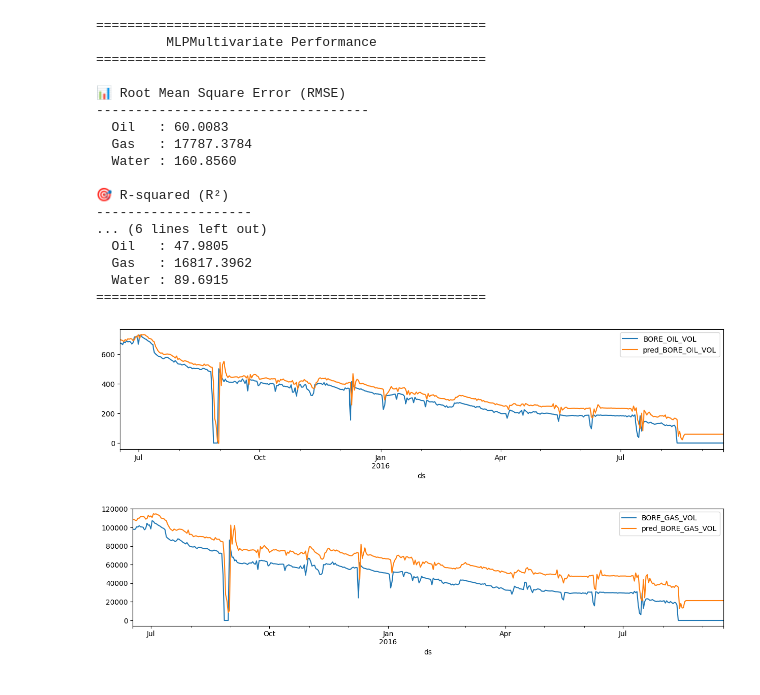
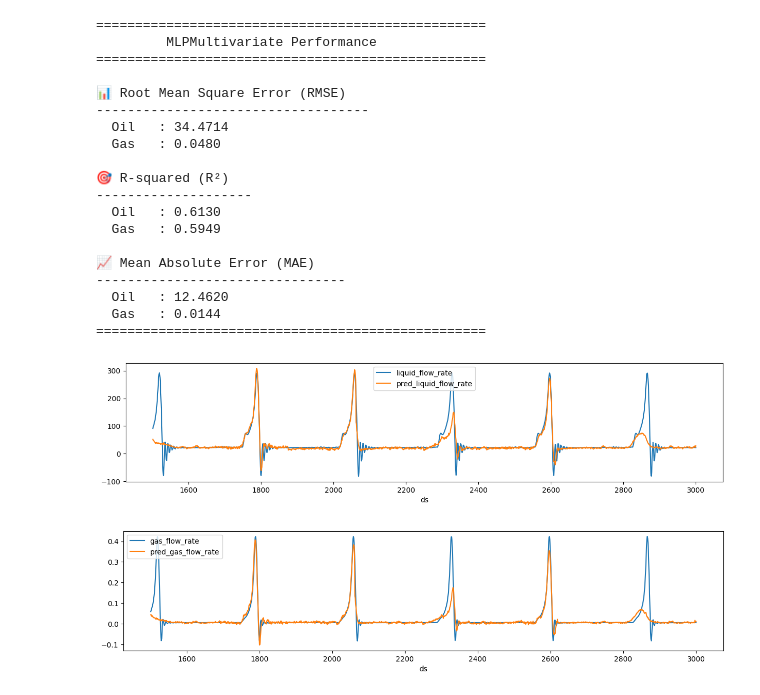
Before and after one commit to abreukuse/dl-project, a Jupyter notebook: notebooks/03-mutivariate/01_MLPMultivariate.ipynb, the cells around one changed output. Cells and saved outputs as stored; diff of their text form; code cells hidden in the pictures.

```diff
--- a/notebooks/03-mutivariate/01_MLPMultivariate.ipynb
+++ b/notebooks/03-mutivariate/01_MLPMultivariate.ipynb
@@ -214,0 +167,9 @@ predictions_input_df = pd.concat([train_scaled.tail(input_size), test_scaled])
+# %%
+start_time = time()
+nf = NeuralForecast(
+    models=models,
+    freq=1
+)
+
+nf.fit(df=train_timeseries_long, val_size=horizon)
+time_spent['training_time'] = time() - start_time
@@ -215,3 +206,6 @@ predictions_input_df = pd.concat([train_scaled.tail(input_size), test_scaled])
+# %%
+# Junta os últimos 'input_size' pontos do treino com os dados de teste
+predictions_input_df = pd.concat([train_data_scaled.tail(input_size), test_data_scaled])
 # %%
 # Cria janelas deslizantes do DataFrame para fazer predições
 inputs_for_predicions_list = [
@@ -219,15 +213,16 @@ inputs_for_predicions_list = [
     for i in range(0, len(predictions_input_df) - input_size + 1, horizon)
 ]
 # %%
-from time import time
+start_time = time()
 
 forecasts_list = []
-start_time = time()
-
 for input_df in inputs_for_predicions_list:
-    input_df = nixtla_format_df(input_df)
+    input_df = nixtla_format_df(
+        data=input_df,
+        time_column=TIME[0],
+        targets=TARGETS
+    )
     forecast = nf.predict(df=input_df)
     forecasts_list.append(forecast)
 
-multivariate_inference_time = time() - start_time
-print("Inference time:", round(multivariate_inference_time))
+time_spent['prediction_time'] = time() - start_time
@@ -267,0 +287,7 @@ ground_truth
+# %%
+ground_truth = nixtla_format_df(
+    data=test_data_scaled,
+    time_column=TIME[0],
+    targets=TARGETS
+)
+ground_truth
@@ -361,21 +399,18 @@ print("\n📊 Root Mean Square Error (RMSE)")
 print("-" * 35)
 print(f"  Oil   : {math.sqrt(mean_squared_error(y_true_oil, y_pred_oil)):.4f}")
 print(f"  Gas   : {math.sqrt(mean_squared_error(y_true_gas, y_pred_gas)):.4f}")
-print(f"  Water : {math.sqrt(mean_squared_error(y_true_wat, y_pred_wat)):.4f}")
 
 # R² Section
 print("\n🎯 R-squared (R²)")
 print("-" * 20)
 print(f"  Oil   : {r2_score(y_true_oil, y_pred_oil):.4f}")
 print(f"  Gas   : {r2_score(y_true_gas, y_pred_gas):.4f}")
-print(f"  Water : {r2_score(y_true_wat, y_pred_wat):.4f}")
 
 # MAE Section
 print("\n📈 Mean Absolute Error (MAE)")
 print("-" * 32)
 print(f"  Oil   : {mean_absolute_error(y_true_oil, y_pred_oil):.4f}")
 print(f"  Gas   : {mean_absolute_error(y_true_gas, y_pred_gas):.4f}")
-print(f"  Water : {mean_absolute_error(y_true_wat, y_pred_wat):.4f}")
 
 print("=" * 50)
 # %% [output]
@@ -385,32 +420,34 @@ print("=" * 50)
 
 📊 Root Mean Square Error (RMSE)
 -----------------------------------
-  Oil   : 60.0083
-  Gas   : 17787.3784
-  Water : 160.8560
+  Oil   : 34.4714
+  Gas   : 0.0480
 
 🎯 R-squared (R²)
 --------------------
-... (6 lines left out)
-  Oil   : 47.9805
-  Gas   : 16817.3962
-  Water : 89.6915
+  Oil   : 0.6130
+  Gas   : 0.5949
+
+📈 Mean Absolute Error (MAE)
+--------------------------------
+  Oil   : 12.4620
+  Gas   : 0.0144
 ==================================================
 # %%
 # OIL
 
-  (
+(
     original_scale_results
-    .plot(x='ds', y=['BORE_OIL_VOL', 'pred_BORE_OIL_VOL'], figsize=(15, 3))
+    .plot(x='ds', y=['liquid_flow_rate', 'pred_liquid_flow_rate'], figsize=(15, 3))
 );
 # %% [output]
-[figure, old version]
+[figure, new version]
 # %%
 # GAS
 
 (
     original_scale_results
-    .plot(x='ds', y=['BORE_GAS_VOL', 'pred_BORE_GAS_VOL'], figsize=(15, 3))
+    .plot(x='ds', y=['gas_flow_rate', 'pred_gas_flow_rate'], figsize=(15, 3))
 );
 # %% [output]
-[figure, old version]
+[figure, new version]
```
Also changed, not shown: parts of 55 cells of this notebook.
